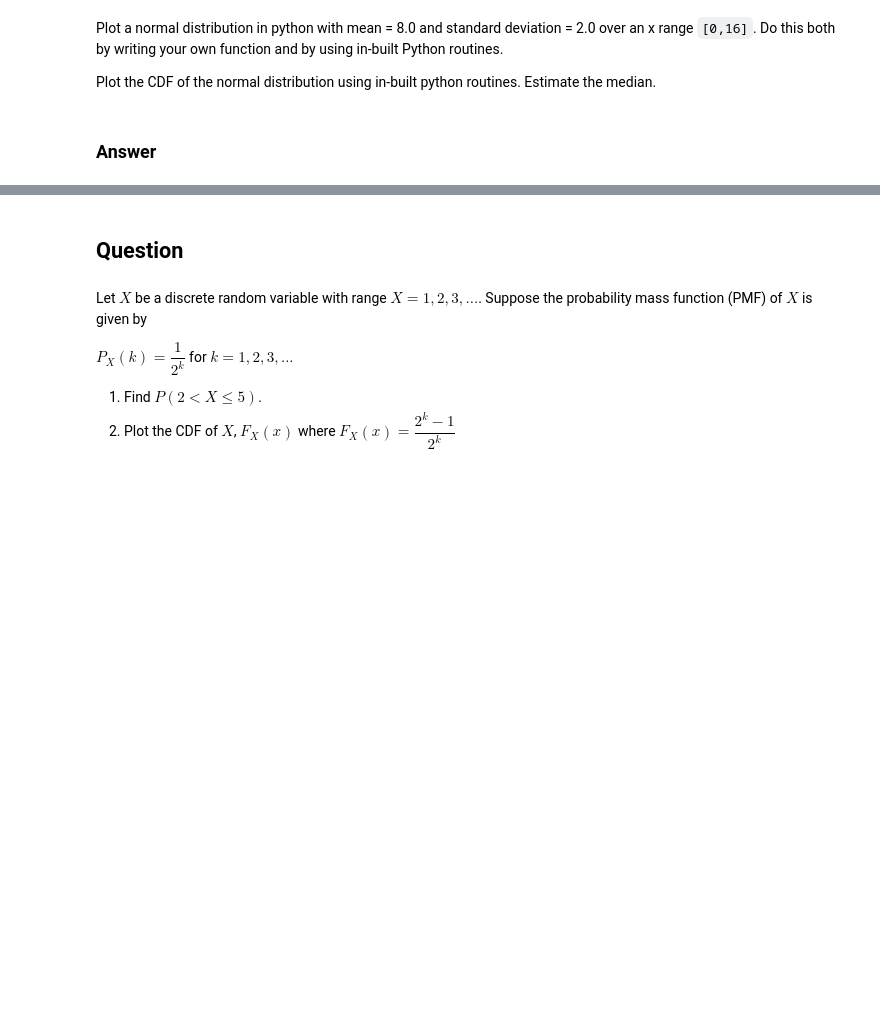
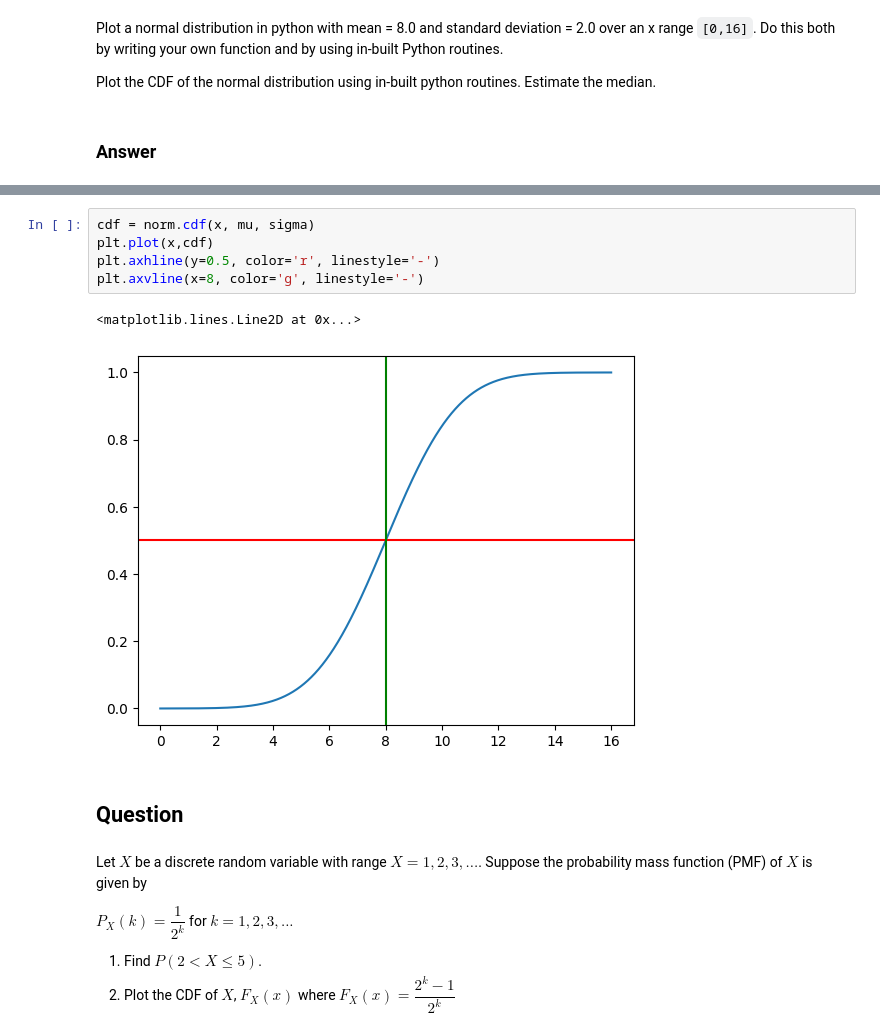
Before and after one commit to Clarke-Henshaw-Miles/extra, a Jupyter notebook: DATA SCIENCE/Chapter3Attempt.ipynb, the cells around one changed output, grey strips where cells are left out. Saved outputs shown, nothing was run; the diff lists cells and outputs as text; blank space fills up the shorter version.

```diff
--- a/DATA SCIENCE/Chapter3Attempt.ipynb
+++ b/DATA SCIENCE/Chapter3Attempt.ipynb
@@ -78,3 +118,11 @@ Plot the CDF of the normal distribution using in-built python routines. Estimate
+# %%
+cdf = norm.cdf(x, mu, sigma)
+plt.plot(x,cdf)
+plt.axhline(y=0.5, color='r', linestyle='-')
+plt.axvline(x=8, color='g', linestyle='-')
+# %% [output]
+<matplotlib.lines.Line2D at 0x...>
+[figure, added]
 # %% [markdown]
 ## Question
 # %% [markdown]
```
Also changed, not shown: parts of 4 cells of this notebook.
